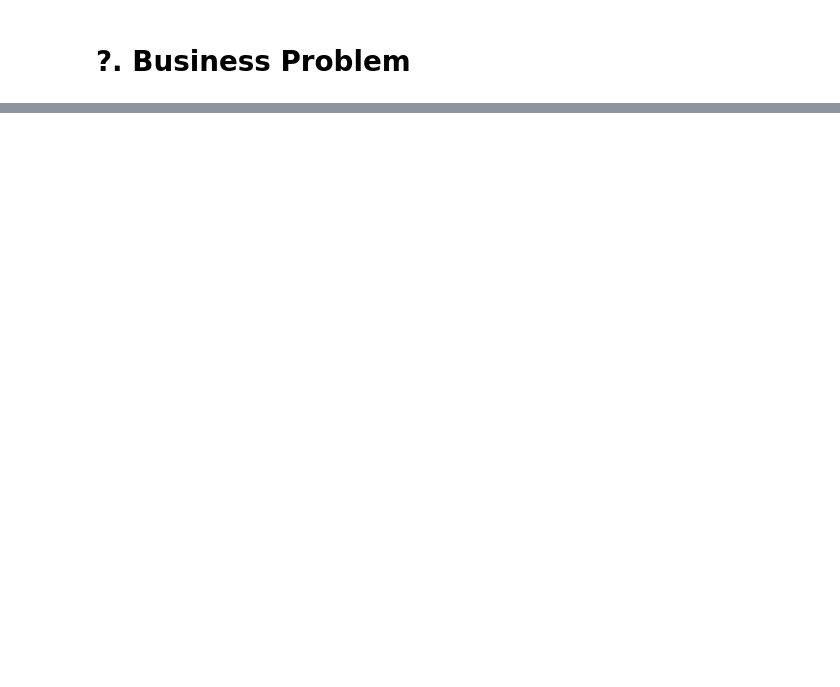
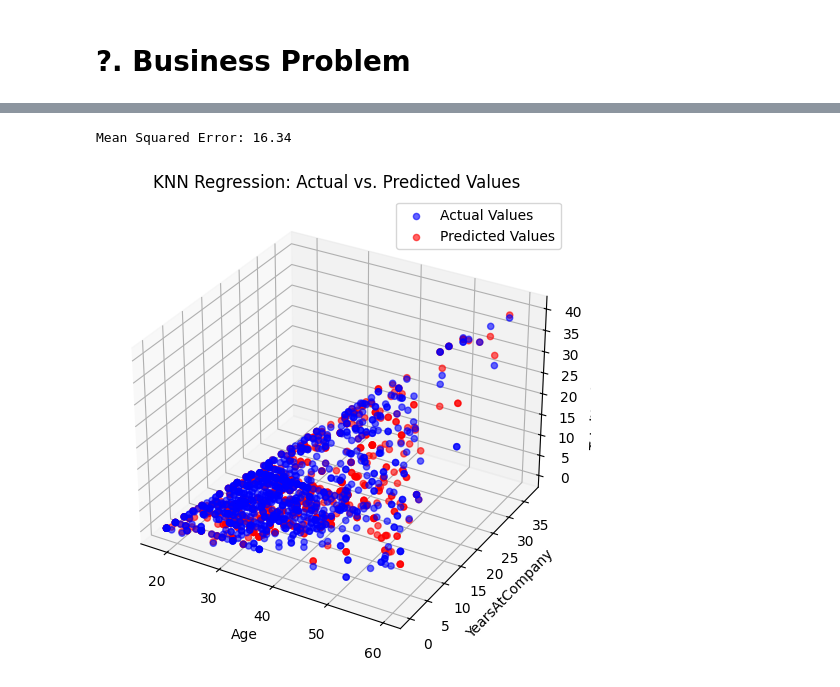
Before and after one commit to Ostive/AI-Project, a Jupyter notebook: Ai_project_Ostive.ipynb, the cells around one changed output, grey strips where cells are left out. Drawn from its saved outputs; the diff is of its cells as text; code cells hidden in the pictures; blank space fills up the shorter version.

```diff
--- a/Ai_project_Ostive.ipynb
+++ b/Ai_project_Ostive.ipynb
@@ -770,0 +992,18 @@ cleaned_in_time_data
+# %%
+cleaned_general_data = general_data.dropna()
+general_data_labels = cleaned_general_data["TotalWorkingYears"].copy()  # y
+general_data_prepared = cleaned_general_data["Age"].copy()  # X
+
+# Reshape general_data_prepared to be 2-dimensional
+general_data_prepared = general_data_prepared.values.reshape(-1, 1)
+
+lin_reg = LinearRegression()
+lin_reg.fit(general_data_prepared, general_data_labels)
+
+lin_predict = lin_reg.predict(general_data_prepared)
+
+print("Predictions:", lin_predict)
+#print("Labels:", list(some_labels)) # vraies valeurs
+
+print(f"Intercept: {lin_reg.intercept_}")
+print(f"Coefficient: {lin_reg.coef_[0]}")
@@ -848,0 +1183,50 @@ memory usage: 827.0+ KB
+# %%
+import pandas as pd
+import numpy as np
+import matplotlib.pyplot as plt
+from sklearn.model_selection import train_test_split
+from sklearn.neighbors import KNeighborsRegressor
+from sklearn.metrics import mean_squared_error
+from mpl_toolkits.mplot3d import Axes3D
+
+# Features and Target Variable (Regression)
+X = cleaned_general_data[['Age', 'YearsAtCompany']]
+y = cleaned_general_data['TotalWorkingYears']
+
+# Split the data into training and testing sets (80% train, 20% test)
+X_train, X_test, y_train, y_test = train_test_split(X, y, test_size=0.2, random_state=42)
+
+# Initialize the KNN regressor (choosing k=3 neighbors)
+knn = KNeighborsRegressor(n_neighbors=3)
+
+# Train the model
+knn.fit(X_train, y_train)
+
+# Make predictions
+y_pred = knn.predict(X_test)
+
+# Calculate the Mean Squared Error (MSE)
+mse = mean_squared_error(y_test, y_pred)
+print(f'Mean Squared Error: {mse:.2f}')
+
+# 3D Scatter Plot: Actual vs. Predicted
+fig = plt.figure(figsize=(10, 6))
+ax = fig.add_subplot(111, projection='3d')
+
+# Scatter plot for actual values
+ax.scatter(X_test.iloc[:, 0], X_test.iloc[:, 1], y_test, color='blue', label='Actual Values', alpha=0.6)
+
+# Scatter plot for predicted values
+ax.scatter(X_test.iloc[:, 0], X_test.iloc[:, 1], y_pred, color='red', label='Predicted Values', alpha=0.6)
+
+# Labels and Title
+ax.set_xlabel("Age")
+ax.set_ylabel("YearsAtCompany")
+ax.set_zlabel("TotalWorkingYears")
+ax.set_title("KNN Regression: Actual vs. Predicted Values")
+
+ax.legend()
+plt.show()
+# %% [output]
+Mean Squared Error: 16.34
+[figure, added]
```
Also changed, not shown: parts of 46 cells of this notebook.
